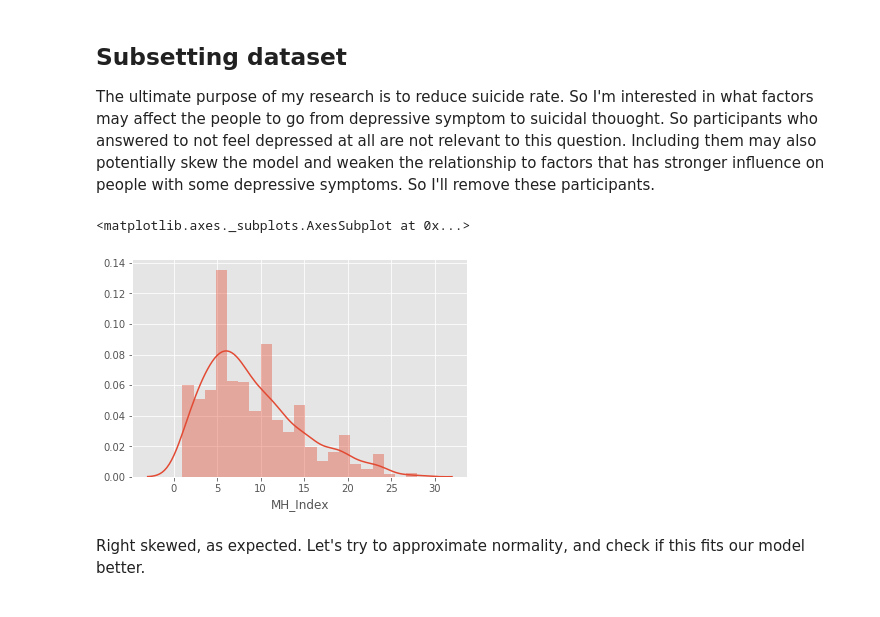
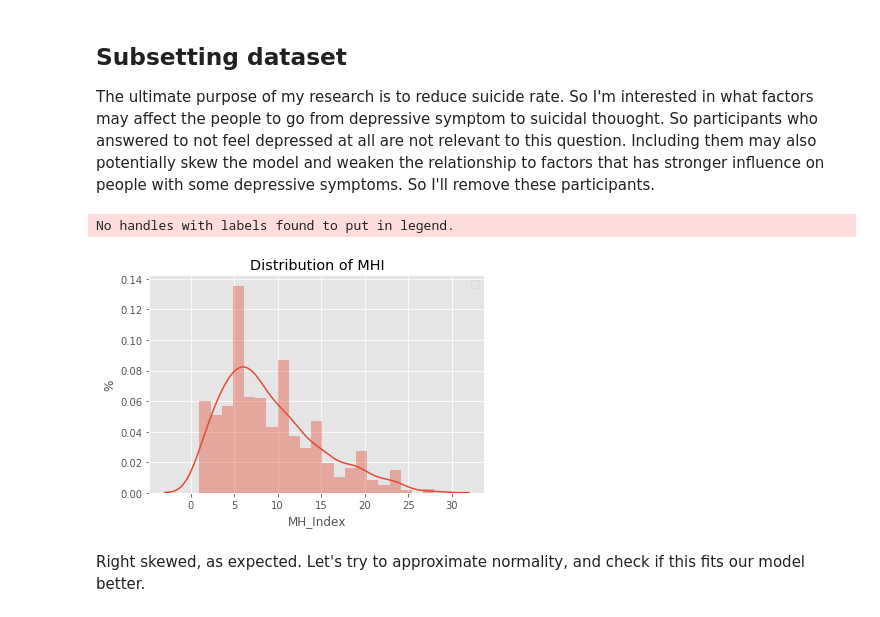
Before and after one commit to stereopickle/mental_health_index, a Jupyter notebook: 001.Linear_Regression_NHANES_data.ipynb, the cells around one changed output. Drawn from its saved outputs; the diff is of its cells as text; code cells hidden in the pictures.

```diff
--- a/001.Linear_Regression_NHANES_data.ipynb
+++ b/001.Linear_Regression_NHANES_data.ipynb
@@ -172,11 +172,15 @@ DPQ['MH_Index'] = DPQ.sum(axis = 1)
 The ultimate purpose of my research is to reduce suicide rate. So I'm interested in what factors may affect the people to go from depressive symptom to suicidal thouoght. So participants who answered to not feel depressed at all are not relevant to this question. Including them may also potentially skew the model and weaken the relationship to factors that has stronger influence on people with some depressive symptoms. So I'll remove these participants.
 # %%
 DPQ = DPQ[DPQ.DPQ020 > 0]
-# %%
-sns.distplot(DPQ['MH_Index'])
-# %% [output]
-<matplotlib.axes._subplots.AxesSubplot at 0x...>
-[figure, removed]
+# %%
+sns.distplot(DPQ['MH_Index'])
+plt.legend()
+plt.title("Distribution of MHI")
+plt.ylabel('%')
+plt.savefig('PNG/MHI_distributionn.png', dpi = 150)
+# %% [output]
+No handles with labels found to put in legend.
+[figure, added]
 # %% [markdown]
 Right skewed, as expected. Let's try to approximate normality, and check if this fits our model better.
 # %%
```
Also changed, not shown: parts of 13 cells of this notebook, 6 other files.
